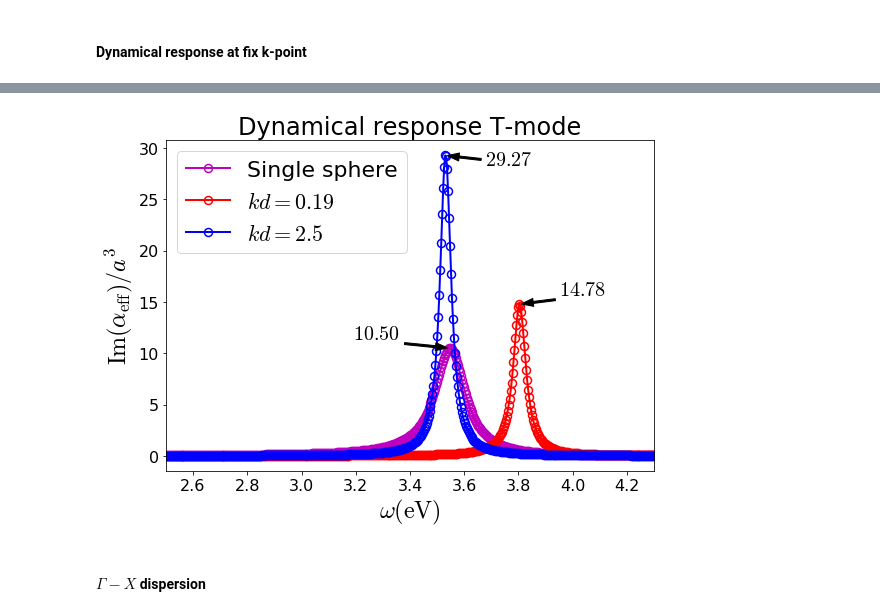
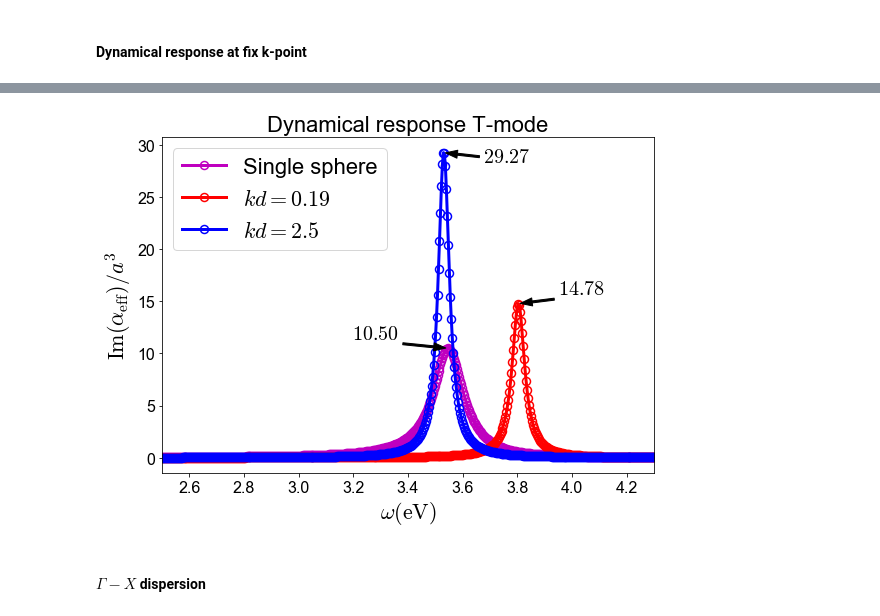
Before and after one commit to 711er/cde, a Jupyter notebook: cde-dynamical-band.ipynb, the cells around one changed output, grey strips where cells are left out. Cells and saved outputs as stored; diff of their text form; code cells hidden in the pictures.

```diff
--- a/cde-dynamical-band.ipynb
+++ b/cde-dynamical-band.ipynb
@@ -4,4 +5,15 @@ import matplotlib.colors as colors
 from numba import jit
+# %%
+mpl.rcParams['mathtext.fontset'] = 'cm'
+mpl.rcParams['font.family'] = 'Arial'
+mpl.rcParams['figure.figsize'] = 7.2, 5.4
+mpl.rcParams['axes.titlesize'] = 22
+mpl.rcParams['axes.labelsize'] = 22
+mpl.rcParams['lines.linewidth'] = 3
+mpl.rcParams['lines.markersize'] = 3
+mpl.rcParams['xtick.labelsize'] = 16
+mpl.rcParams['ytick.labelsize'] = 16
+mpl.rcParams['legend.fontsize'] = 18
 # %% [markdown]
 ## Dynamical Response
 # %%
@@ -43,3 +55,31 @@ def alpha(kw, eps_func, a=25*nm, a_o_d=1.0/3.0, unit='twopi/d', rad_corr=True):
         pol_inv = 1.0/pol - 1j*2.0/3.0*( w/c0 )**3
         pol = 1.0 / pol_inv
     return pol
+
+# @jit(nopython=True)
+def beta_z( kvec, kw, N_2, N_3, N_G, N_R, E, lat ):
+    '''
+    Fully dynamical lattice sum z-component.
+    ------
+    Input:
+    ------
+    kvec: k-vector length 3 1-D list/array. Unit twopi/d, d=1.0
+    kw: omega/c in reduced unit 1/d, d=1.0
+    N_z: real-space lattice truncation in direct summation
+    for 1/R^2 and 1/R^3.
+    N_G: reciprocal-space trunctation for Ewald method.
+    N_R: real-space truncation for Ewald method.
+    E: Ewald parameter for 1/R summation. Usually E=\sqrt(\pi)/d.
+    lat: lattice object.
+    -------
+    Output:
+    -------
+    z-component of lattice sum of dyadic Green's function at (kvec, kw).
+    Unit: 1/d^3
+    '''
+    r0 = [0, 0, 0]
+    s1 = S_ewald(kvec, kw, N_G, N_R, E, lat, 1, 1, 1)
+    s2 = Rsum_direct(fR2, N_2, r0, kvec, kw, lat)
+    s3 = Rsum_direct(fR3, N_3, r0, kvec, kw, lat)
+    beta_z = kw**2*s1 + 1j*kw*s2 - s3
+    return beta_z
@@ -150,11 +168,13 @@ pol = alpha(ws, eps_drude, a=a, a_o_d=a_o_d,
 
 kvec_in = [0.19, 0, 0]
 kvec_out = [2.5, 0, 0]
-%time beta_z_in = np.array( [ beta_z( kvec_in, kw, N_2, N_3, N_G, N_R, E, lat ) \
+# tic = time.time()
+beta_z_in = np.array( [ beta_z( kvec_in, kw, N_2, N_3, N_G, N_R, E, lat ) \
                              for kw in kws ] )
+# print(time.time()-tic)
 Mz_in = 1.0/pol - beta_z_in/d**3
 
-%time beta_z_out = np.array( [ beta_z( kvec_out, kw, N_2, N_3, N_G, N_R, E, lat ) \
+beta_z_out = np.array( [ beta_z( kvec_out, kw, N_2, N_3, N_G, N_R, E, lat ) \
                              for kw in kws ] )
 Mz_out = 1.0/pol - beta_z_out/d**3
 
@@ -223,7 +239,7 @@ Wall time: 2.46 s
 Single sphere resonant frequency(eV): 3.5476
 Inside-light-cone mode resonant frequency(eV): 3.8032
 Outside-light-cone mode resonant frequency(eV): 3.5296
-[figure, old version]
+[figure, new version]
 # %% [markdown]
 #### $\Gamma-X$ dispersion
 # %%
```
Also changed, not shown: parts of 24 cells of this notebook, 4 other files.
